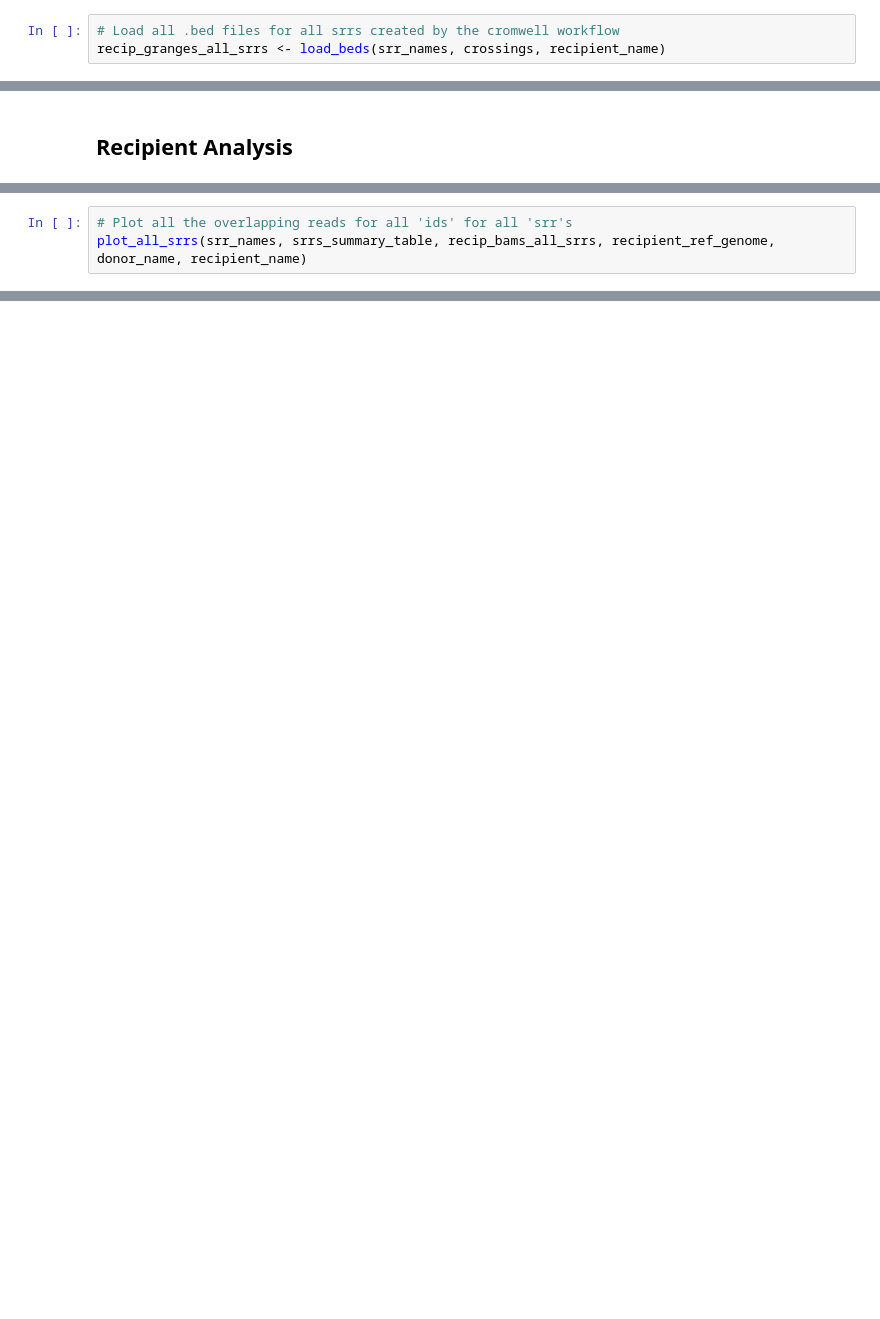
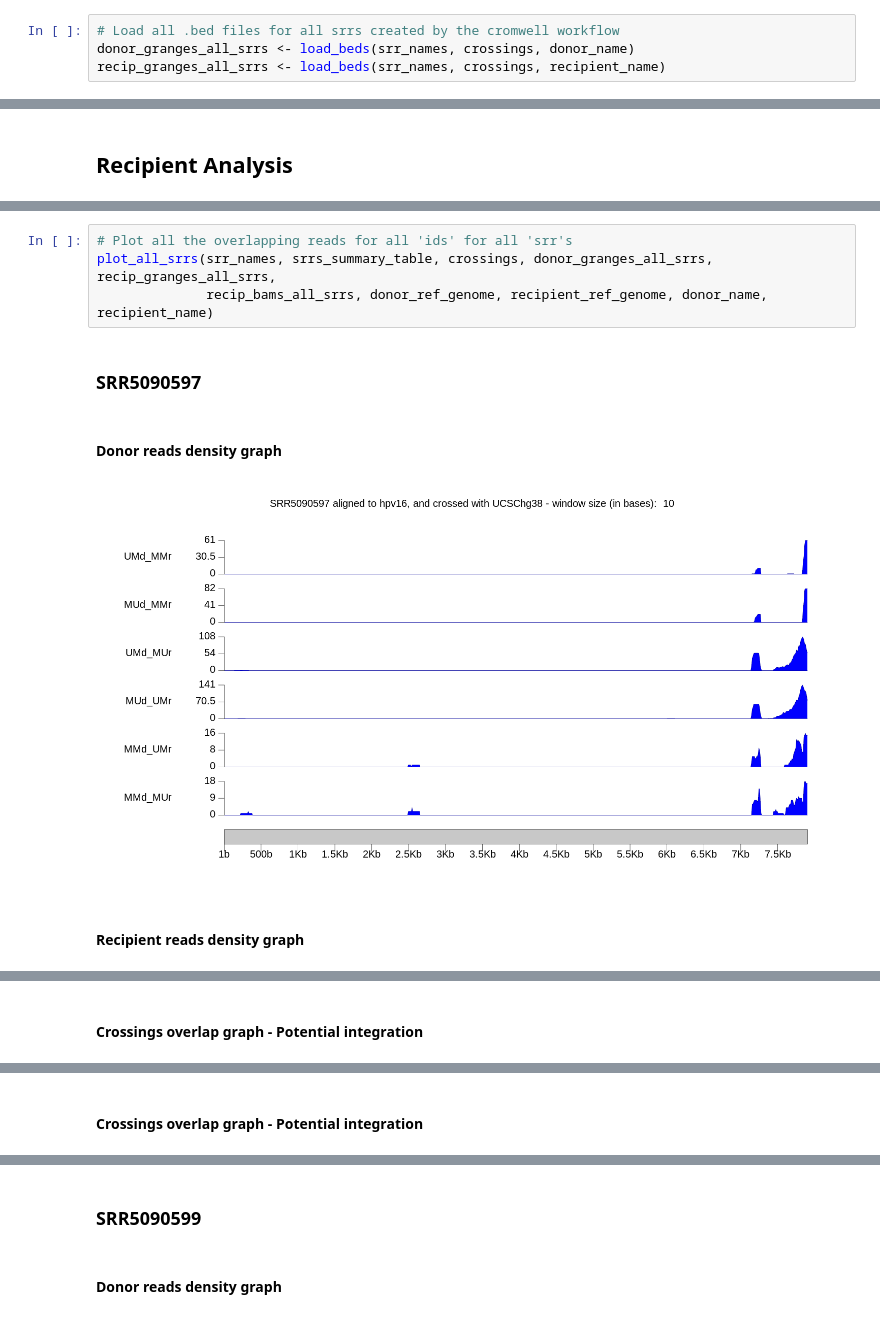
Before and after one commit to dformoso/wallaby, a Jupyter notebook: notebooks/multi_srr_donor_to_recipient_final.ipynb, the cells around one changed output, grey strips where cells are left out. Drawn from its saved outputs; the diff is of its cells as text; blank space fills up the shorter version.

```diff
--- a/notebooks/multi_srr_donor_to_recipient_final.ipynb
+++ b/notebooks/multi_srr_donor_to_recipient_final.ipynb
@@ -58,5 +38,6 @@ crossings <- c("UMd_MMr", "MUd_MMr", "UMd_MUr", "MUd_UMr", "MMd_UMr", "MMd_MUr")
 # %%
 # Load all .bed files for all srrs created by the cromwell workflow
+donor_granges_all_srrs <- load_beds(srr_names, crossings, donor_name)
 recip_granges_all_srrs <- load_beds(srr_names, crossings, recipient_name)
 # %%
 # Load recipient .bam files created by the cromwell workflow
@@ -97,3 +105,9 @@ srrs_summary_table <- srrs_summary_table_recipient (granges_list = recip_granges
 # %%
 # Plot all the overlapping reads for all 'ids' for all 'srr's
-plot_all_srrs(srr_names, srrs_summary_table, recip_bams_all_srrs, recipient_ref_genome, donor_name, recipient_name)
+plot_all_srrs(srr_names, srrs_summary_table, crossings, donor_granges_all_srrs, recip_granges_all_srrs,
+              recip_bams_all_srrs, donor_ref_genome, recipient_ref_genome, donor_name, recipient_name)
+# %% [output]
+### SRR5090597
+#### Donor reads density graph
+[figure, added]
+#### Recipient reads density graph
@@ -99,0 +115 @@ plot_all_srrs(srr_names, srrs_summary_table, recip_bams_all_srrs, recipient_ref_
+#### Crossings overlap graph - Potential integration
@@ -99,0 +117 @@ plot_all_srrs(srr_names, srrs_summary_table, recip_bams_all_srrs, recipient_ref_
+#### Crossings overlap graph - Potential integration
@@ -99,0 +119,2 @@ plot_all_srrs(srr_names, srrs_summary_table, recip_bams_all_srrs, recipient_ref_
+### SRR5090599
+#### Donor reads density graph
```
Also changed, not shown: parts of 8 cells of this notebook, 42 other files.
